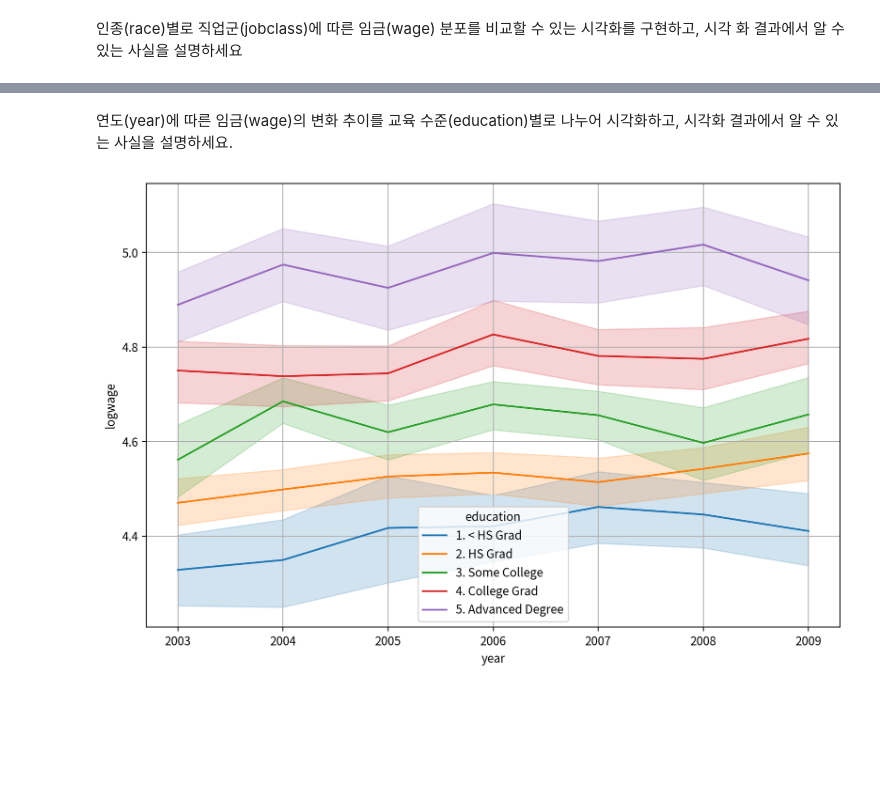
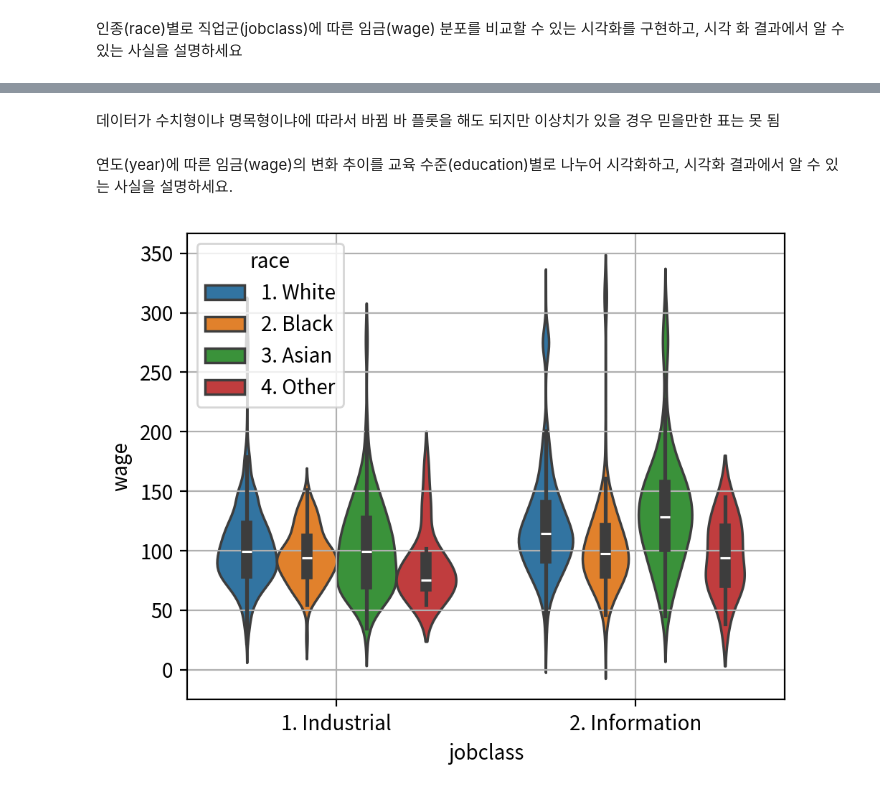
Before and after one commit to BeakJW/DATA_ANALYSIS_STUDY, a Jupyter notebook: 6강/06-데이터-시각화-연습문제.ipynb, the cells around one changed output, grey strips where cells are left out. Saved outputs shown, nothing was run; the diff lists cells and outputs as text; code cells hidden in the pictures; blank space fills up the shorter version.

```diff
--- a/6강/06-데이터-시각화-연습문제.ipynb
+++ b/6강/06-데이터-시각화-연습문제.ipynb
@@ -171,24 +107,29 @@ for m in jobclass:
+# %% [markdown]
+데이터가 수치형이냐 명목형이냐에 따라서 바뀜
+바 플롯을 해도 되지만 이상치가 있을 경우 믿을만한 표는 못 됨
 # %% [markdown]
 연도(year)에 따른 임금(wage)의 변화 추이를 교육 수준(education)별로 나누어 시각화하고, 시각화
 결과에서 알 수 있는 사실을 설명하세요.
 # %%
 # 1) 그래프 초기화 (캔바스(fig)와 도화지(ax) 준비하기)
-width_px = 1800
-height_px = 1200
+width_px = 1000
+height_px = 800
 rows = 1
 cols = 1
 figsize = (width_px / my_dpi, height_px / my_dpi)
 fig, ax = plt.subplots(rows, cols, figsize=figsize, dpi=my_dpi)
 
 #2) 그래프 그리기 -> seaborn 사용
-sb.lineplot(data=df1, x='year',y='logwage',hue='education')
+#sb.barplot(data=df1, x='jobclass',y='wage',hue='race')
+sb.violinplot(data=df1,x='jobclass',y='wage',hue='race')
 
 #3) 그래프 꾸미기
 ax.grid(True)
-# 4) 출력
+
 
 plt.tight_layout()
+#plt.savefig("myplot.png", dpi=my_dpi)
 plt.show() # 그래프 화면 출력
 plt.close()
 # %% [output]
-[figure, old version]
+[figure, new version]
```
Also changed, not shown: parts of 9 cells of this notebook, 20 other files.
